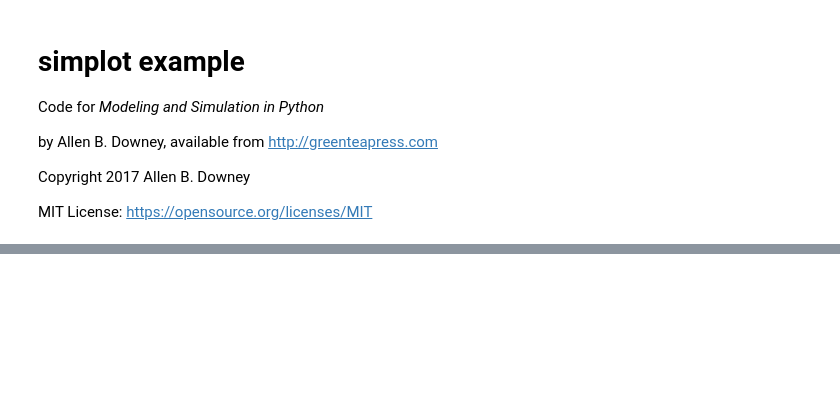
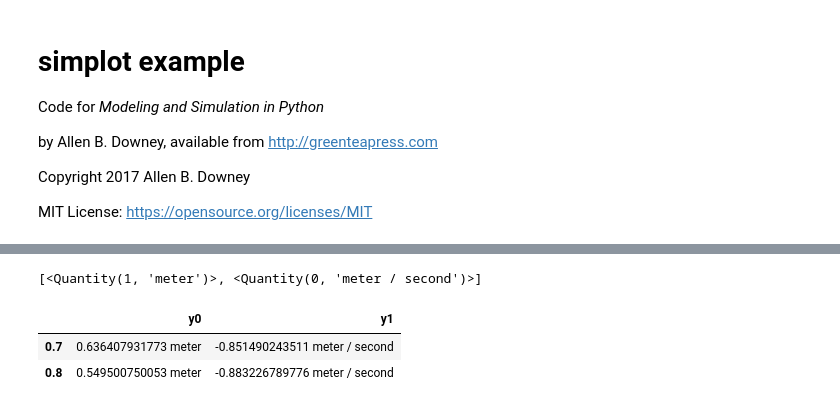
Before and after one commit to AllenDowney/ModSimPy, a Jupyter notebook: code/simplot_example.ipynb, the cells around one changed output, grey strips where cells are left out. Drawn from its saved outputs; the diff is of its cells as text; code cells hidden in the pictures; blank space fills up the shorter version.

```diff
--- a/code/simplot_example.ipynb
+++ b/code/simplot_example.ipynb
@@ -205,0 +244,3 @@ plot(xs+20, ys)
+# %%
+ts = np.arange(0, 15.0, 0.1) * (s)
+ts
@@ -205,0 +261,42 @@ plot(xs+20, ys)
+# %%
+y_init = [1 * (m), 0 * (m/s)]
+y_init
+# %% [output]
+[<Quantity(1, 'meter')>, <Quantity(0, 'meter / second')>]
+# %%
+import pandas as pd
+
+def ode_solve(slope_func, y_init, ts, columns=None):
+    # if y0 has units, we have to strip them
+    y0 = y_init[0]
+    if isinstance(y0, ureg.Quantity):
+        y_units = [y.units for y in y_init]
+        y_mags = [y.magnitude for y in y_init]
+    else:
+        y_units = None
+        y_mags = y_init
+
+    # invoke the ODE solver
+    asol = odeint(slope_func, y_mags, ts)
+
+    # if there were units, put them back
+    if y_units is not None:
+        asol = asol * y_units
+
+    # if column names were not provided, make them
+    if columns is None:
+        rows, cols = asol.shape
+        columns = ['y%d'%i for i in range(cols)]
+
+    # put the results into a DataFrame
+    res = pd.DataFrame(data=asol, columns=columns, index=ts)
+
+    return res
+# %%
+res = ode_solve(slope_func, y_init, ts)
+# %%
+res[0.7:0.8]
+# %% [output]
+|  | y0 | y1 |
+| 0.7 | 0.636407931773 meter | -0.851490243511 meter / second |
+| 0.8 | 0.549500750053 meter | -0.883226789776 meter / second |
```
Also changed, not shown: parts of 13 cells of this notebook.
